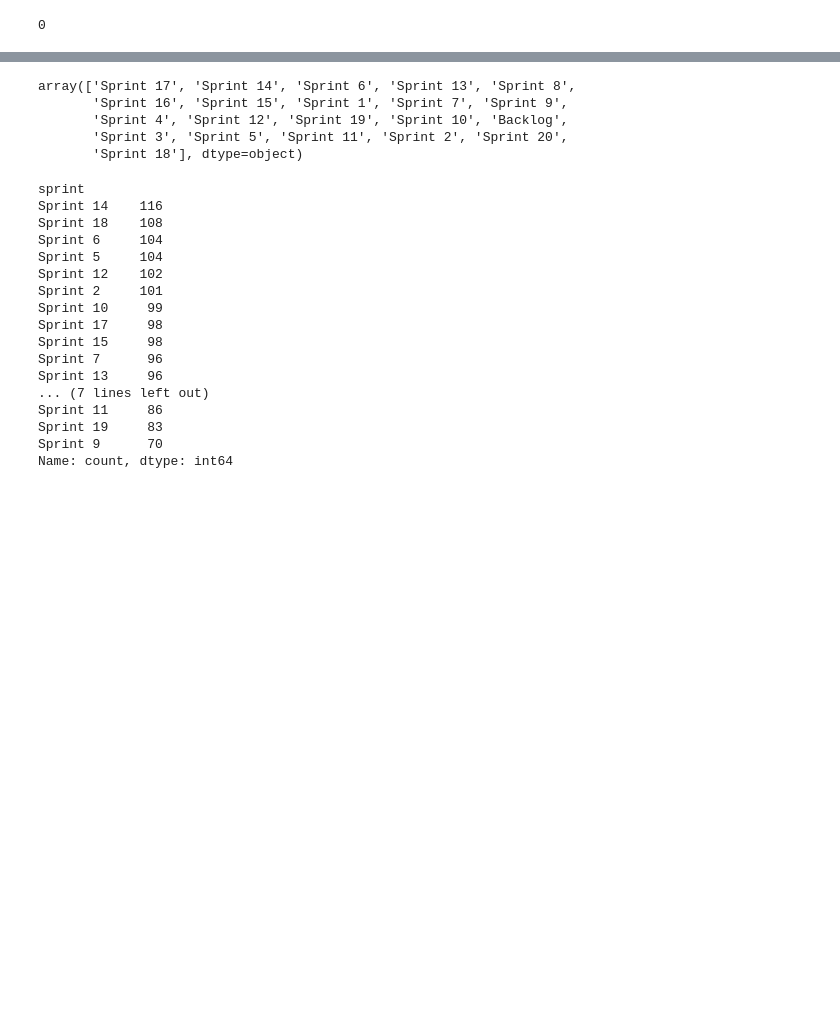
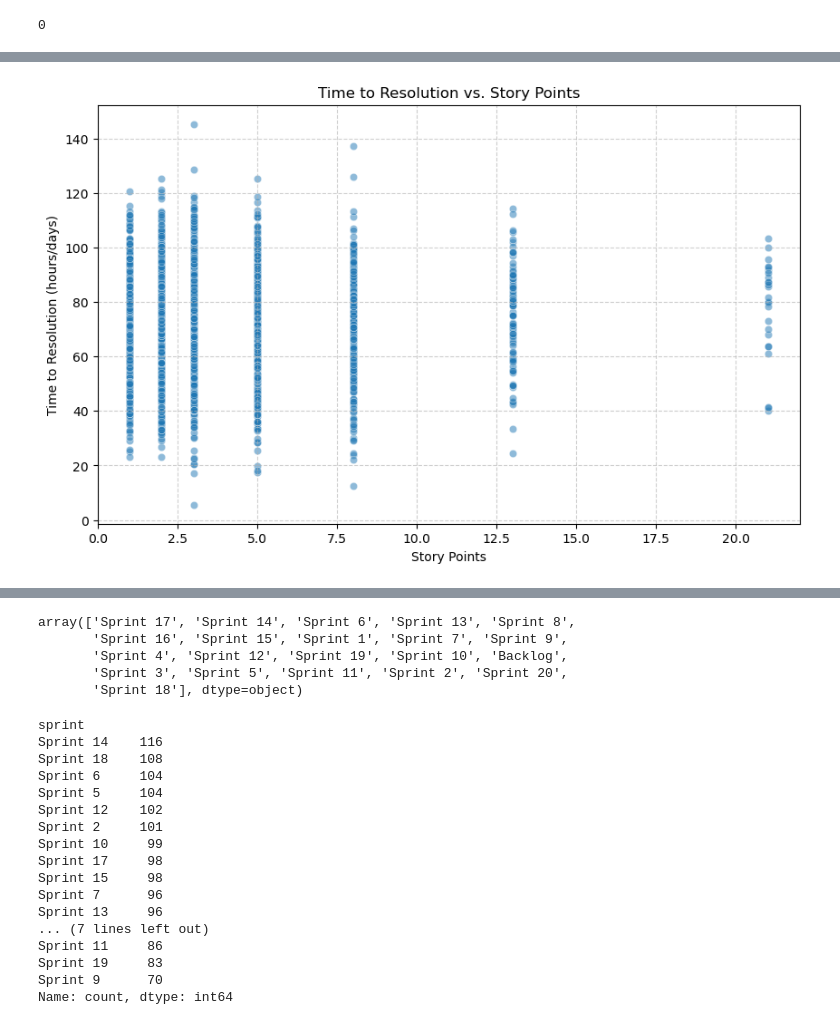
Before and after one commit to twliew/433-individual, a Jupyter notebook: EDA.ipynb, the cells around one changed output, grey strips where cells are left out. Saved outputs shown, nothing was run; the diff lists cells and outputs as text; code cells hidden in the pictures; blank space fills up the shorter version.

```diff
--- a/EDA.ipynb
+++ b/EDA.ipynb
@@ -117,0 +166,11 @@ ValueError: could not convert string to float: 'USR-11480'
+# %%
+plt.figure(figsize=(10, 6))
+sns.scatterplot(data=df, x='story_points', y='time_to_resolution_hours', alpha=0.5)
+
+plt.title('Time to Resolution vs. Story Points')
+plt.xlabel('Story Points')
+plt.ylabel('Time to Resolution (hours/days)')
+plt.grid(True, linestyle='--', alpha=0.6)
+plt.show()
+# %% [output]
+[figure, added]
```
Also changed, not shown: parts of 28 cells of this notebook, 4 other files.
